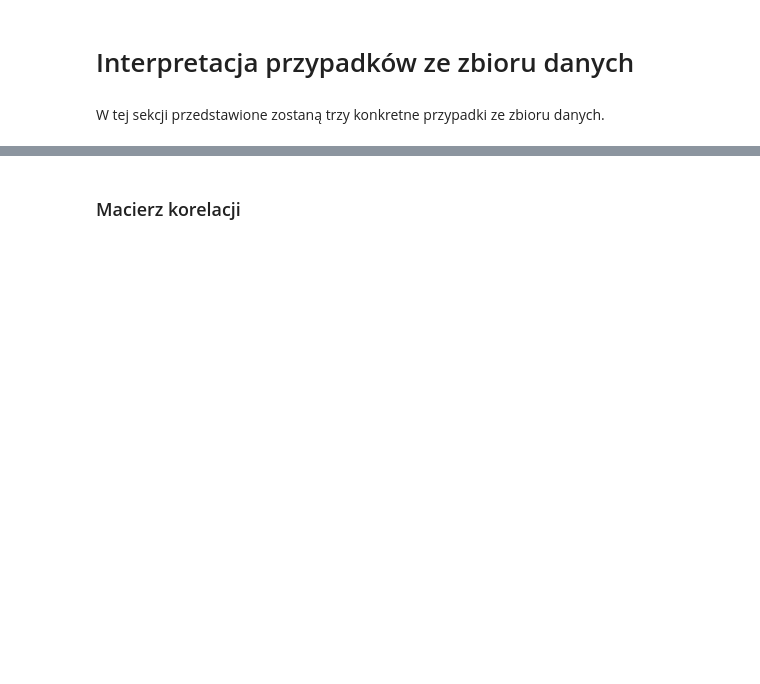
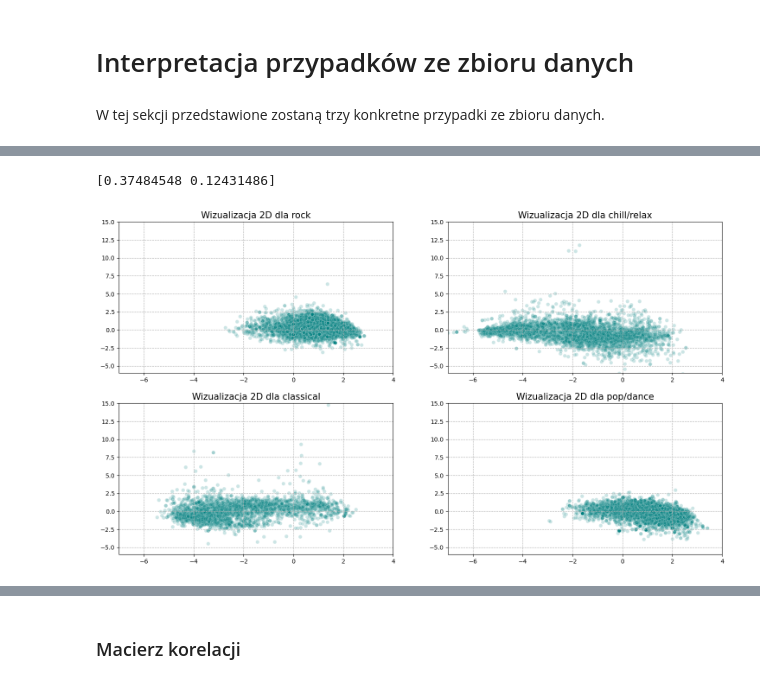
Before and after one commit to anras5/songs-classifier, a Jupyter notebook: data-analysis/src/analysis.ipynb, the cells around one changed output, grey strips where cells are left out. Saved outputs shown, nothing was run; the diff lists cells and outputs as text; code cells hidden in the pictures; blank space fills up the shorter version.

```diff
--- a/data-analysis/src/analysis.ipynb
+++ b/data-analysis/src/analysis.ipynb
@@ -183,0 +212,26 @@ W tej sekcji przedstawione zostaną trzy konkretne przypadki ze zbioru danych.
+# %%
+X_pca = df[COLUMNS_NUMERICAL]
+scaler = StandardScaler()
+X_pca = scaler.fit_transform(X_pca)
+
+pca = PCA(n_components=2)
+X_pca = pca.fit_transform(X_pca)
+print(pca.explained_variance_ratio_)
+X_pca = pd.DataFrame(X_pca, columns=['x', 'y'])
+X_pca['track_genre'] = df['track_genre']
+
+plt.figure(figsize=(18, 10))
+for i, genre in enumerate(X_pca.track_genre.unique()):
+    plt.subplot(2, 2, i + 1)
+    ax = sns.scatterplot(X_pca[X_pca['track_genre'] == genre], x='x', y='y', alpha=0.2, color='teal')
+    ax.set_xlim(-7,4)
+    ax.set_ylim(-6,15)
+    plt.title(f"Wizualizacja 2D dla {genre}", fontsize=15)
+    plt.xlabel("")
+    plt.ylabel("")
+    plt.grid(linestyle='--')
+
+plt.show();
+# %% [output]
+[0.37484548 0.12431486]
+[figure, added]
```
Also changed, not shown: parts of 28 cells of this notebook, 3 other files.
